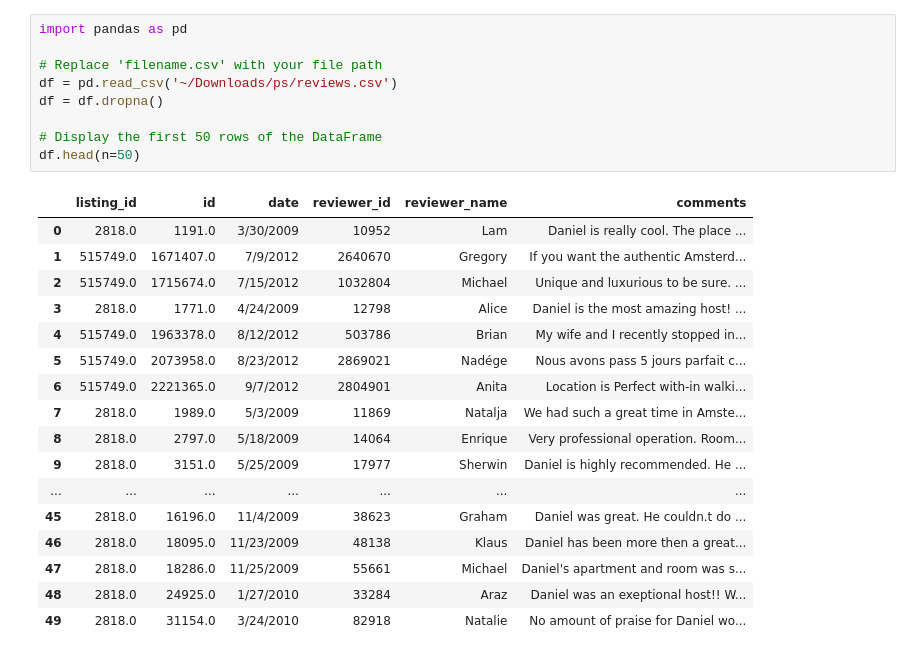
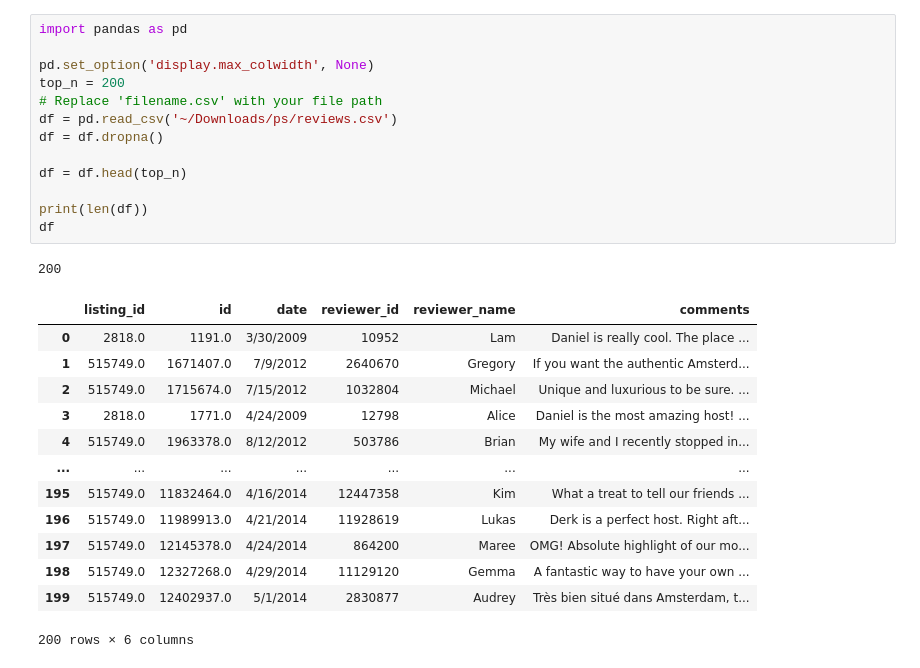
Before and after one commit to hhimanshu/ps-openai-embeddings-api, a Jupyter notebook: embeddings-file.ipynb, the cells around one changed output. Cells and saved outputs as stored; diff of their text form.

```diff
--- a/embeddings-file.ipynb
+++ b/embeddings-file.ipynb
@@ -11,30 +3,31 @@ Note: you may need to restart the kernel to use updated packages.
 # %%
 import pandas as pd
 
+pd.set_option('display.max_colwidth', None)
+top_n = 200
 # Replace 'filename.csv' with your file path
 df = pd.read_csv('~/Downloads/ps/reviews.csv')
 df = df.dropna()
 
-# Display the first 50 rows of the DataFrame
-df.head(n=50)
+df = df.head(top_n)
+
+print(len(df))
+df
 # %% [output]
+200
 |  | listing_id | id | date | reviewer_id | reviewer_name | comments |
 | 0 | 2818.0 | 1191.0 | 3/30/2009 | 10952 | Lam | Daniel is really cool. The place ... |
 | 1 | 515749.0 | 1671407.0 | 7/9/2012 | 2640670 | Gregory | If you want the authentic Amsterd... |
 | 2 | 515749.0 | 1715674.0 | 7/15/2012 | 1032804 | Michael | Unique and luxurious to be sure. ... |
 | 3 | 2818.0 | 1771.0 | 4/24/2009 | 12798 | Alice | Daniel is the most amazing host! ... |
 | 4 | 515749.0 | 1963378.0 | 8/12/2012 | 503786 | Brian | My wife and I recently stopped in... |
-| 5 | 515749.0 | 2073958.0 | 8/23/2012 | 2869021 | Nadége | Nous avons pass 5 jours parfait c... |
-| 6 | 515749.0 | 2221365.0 | 9/7/2012 | 2804901 | Anita | Location is Perfect with-in walki... |
-| 7 | 2818.0 | 1989.0 | 5/3/2009 | 11869 | Natalja | We had such a great time in Amste... |
-| 8 | 2818.0 | 2797.0 | 5/18/2009 | 14064 | Enrique | Very professional operation. Room... |
-| 9 | 2818.0 | 3151.0 | 5/25/2009 | 17977 | Sherwin | Daniel is highly recommended. He ... |
 | ... | ... | ... | ... | ... | ... | ... |
-| 45 | 2818.0 | 16196.0 | 11/4/2009 | 38623 | Graham | Daniel was great. He couldn.t do ... |
-| 46 | 2818.0 | 18095.0 | 11/23/2009 | 48138 | Klaus | Daniel has been more then a great... |
-| 47 | 2818.0 | 18286.0 | 11/25/2009 | 55661 | Michael | Daniel's apartment and room was s... |
-| 48 | 2818.0 | 24925.0 | 1/27/2010 | 33284 | Araz | Daniel was an exeptional host!! W... |
-| 49 | 2818.0 | 31154.0 | 3/24/2010 | 82918 | Natalie | No amount of praise for Daniel wo... |
+| 195 | 515749.0 | 11832464.0 | 4/16/2014 | 12447358 | Kim | What a treat to tell our friends ... |
+| 196 | 515749.0 | 11989913.0 | 4/21/2014 | 11928619 | Lukas | Derk is a perfect host. Right aft... |
+| 197 | 515749.0 | 12145378.0 | 4/24/2014 | 864200 | Maree | OMG! Absolute highlight of our mo... |
+| 198 | 515749.0 | 12327268.0 | 4/29/2014 | 11129120 | Gemma | A fantastic way to have your own ... |
+| 199 | 515749.0 | 12402937.0 | 5/1/2014 | 2830877 | Audrey | Très bien situé dans Amsterdam, t... |
+200 rows × 6 columns
 # %%
 %pip install openai tenacity python-dotenv
 
```
Also changed, not shown: parts of 7 cells of this notebook, 5 other files.
